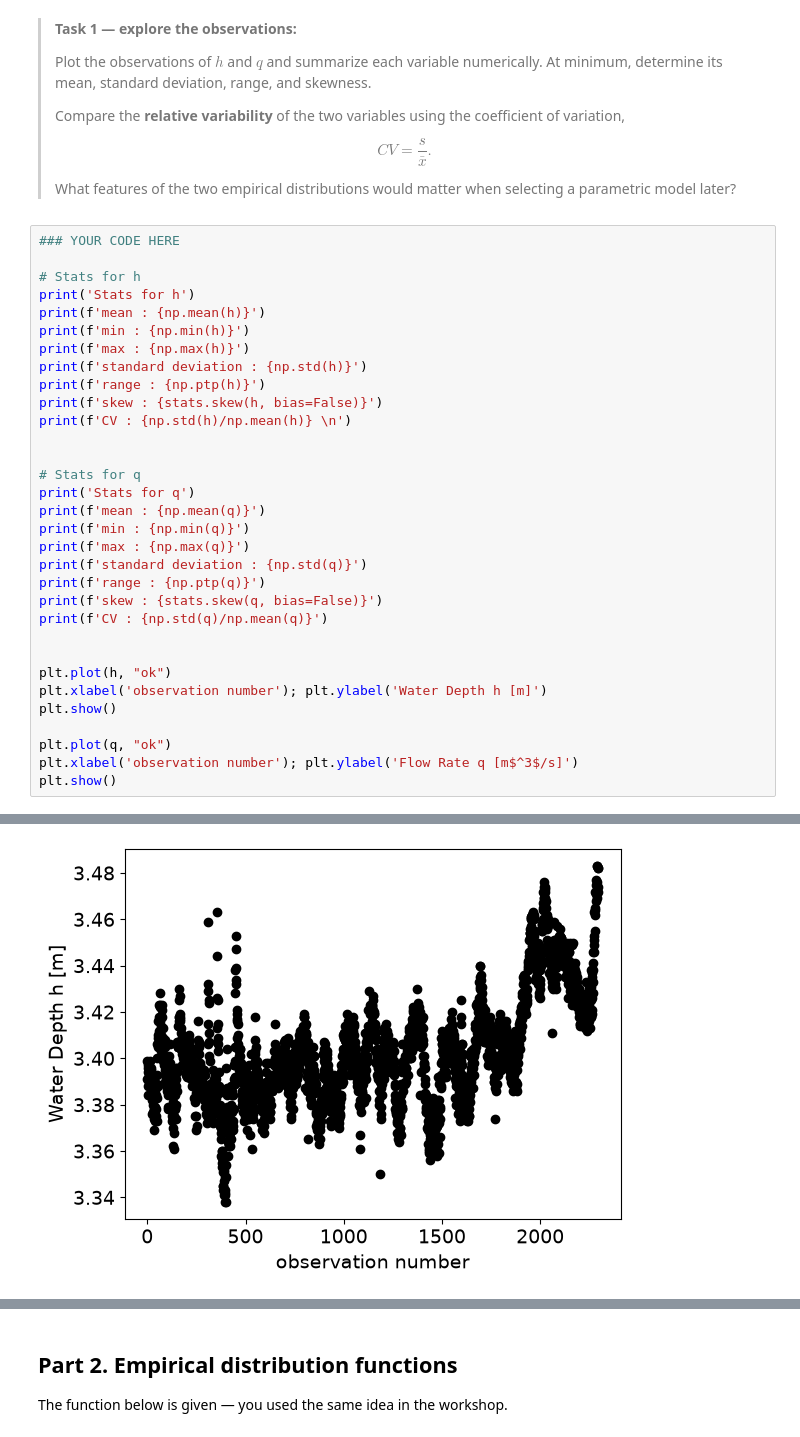
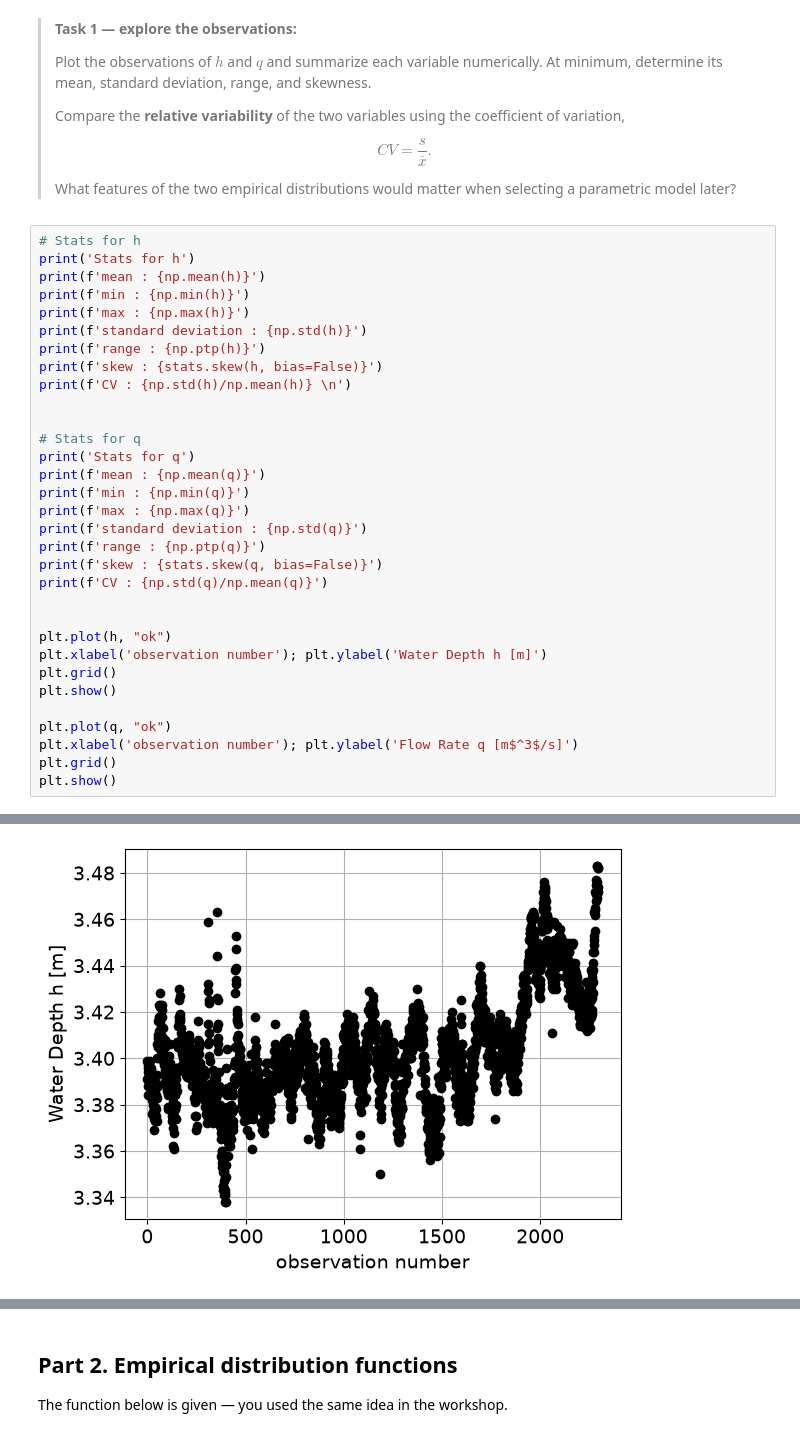
Before and after one commit to fanny200000/GA1.4, a Jupyter notebook: GA_1.4.ipynb, the cells around one changed output, grey strips where cells are left out. Drawn from its saved outputs; the diff is of its cells as text.

```diff
--- a/GA_1.4.ipynb
+++ b/GA_1.4.ipynb
@@ -70,8 +68,6 @@ Downloading dataset_thames.csv...
 >What features of the two empirical distributions would matter when selecting a parametric model later?
 >
 # %%
-### YOUR CODE HERE
-
 # Stats for h
 print('Stats for h')
 print(f'mean : {np.mean(h)}')
@@ -92,31 +88,33 @@ print(f'standard deviation : {np.std(q)}')
 print(f'range : {np.ptp(q)}')
 print(f'skew : {stats.skew(q, bias=False)}')
 print(f'CV : {np.std(q)/np.mean(q)}')
 
 
 plt.plot(h, "ok")
 plt.xlabel('observation number'); plt.ylabel('Water Depth h [m]')
+plt.grid()
 plt.show()
 
 plt.plot(q, "ok")
 plt.xlabel('observation number'); plt.ylabel('Flow Rate q [m$^3$/s]')
+plt.grid()
 plt.show()
 # %% [output]
 Stats for h
 mean : 3.4024294425087103
 min : 3.338
 max : 3.4829999999999997
 standard deviation : 0.02322052447366469
 range : 0.14499999999999957
 skew : 0.6924174973881738
 CV : 0.006824689494969665
 
 Stats for q
 mean : 8.656878048780488
 min : 0.784
 max : 19.58
 standard deviation : 2.591426828054912
 range : 18.796
 skew : 1.146065690338268
 CV : 0.2993488892245596
-[figure, old version]
+[figure, new version]
```
Also changed, not shown: parts of 7 cells of this notebook.
